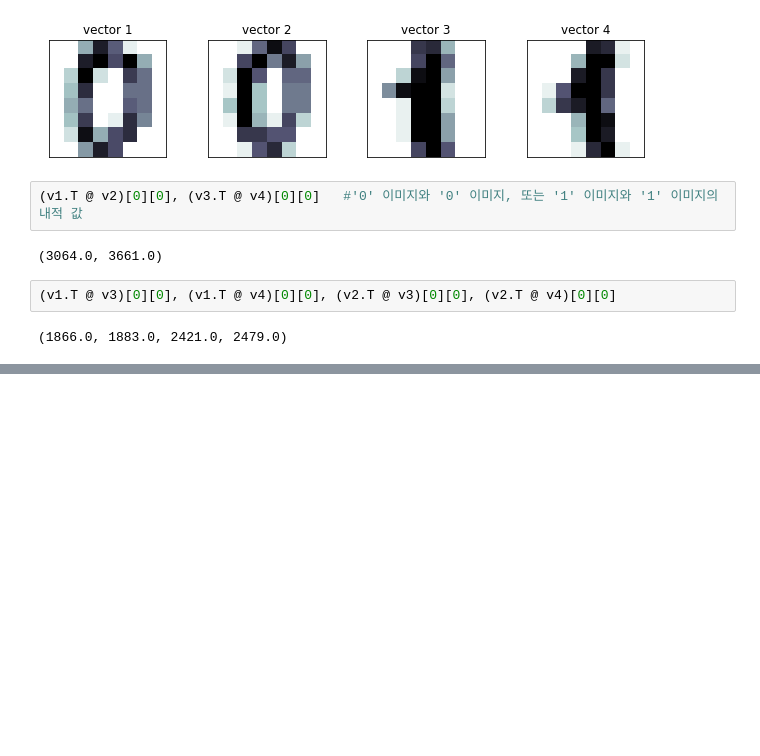
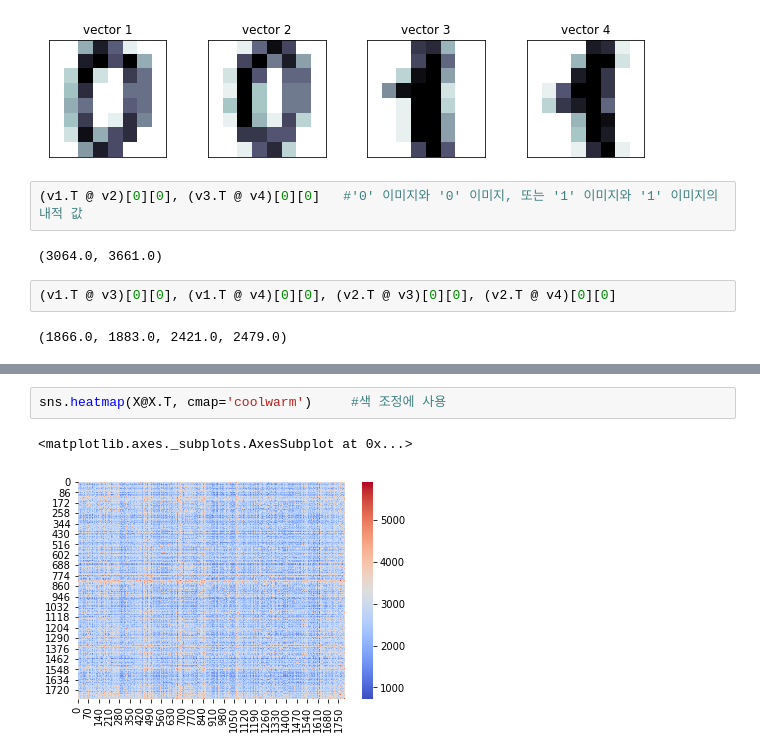
Before and after one commit to kyungminlee-12/dataScienceStudy, a Jupyter notebook: cosineSimilarity.ipynb, the cells around one changed output, grey strips where cells are left out. Cells and saved outputs as stored; diff of their text form; blank space fills up the shorter version.

```diff
--- a/cosineSimilarity.ipynb
+++ b/cosineSimilarity.ipynb
@@ -41,0 +83,5 @@ plt.show()
+# %%
+sns.heatmap(X@X.T, cmap='coolwarm')     #색 조정에 사용
+# %% [output]
+<matplotlib.axes._subplots.AxesSubplot at 0x...>
+[figure, added]
```
Also changed, not shown: parts of 6 cells of this notebook.
